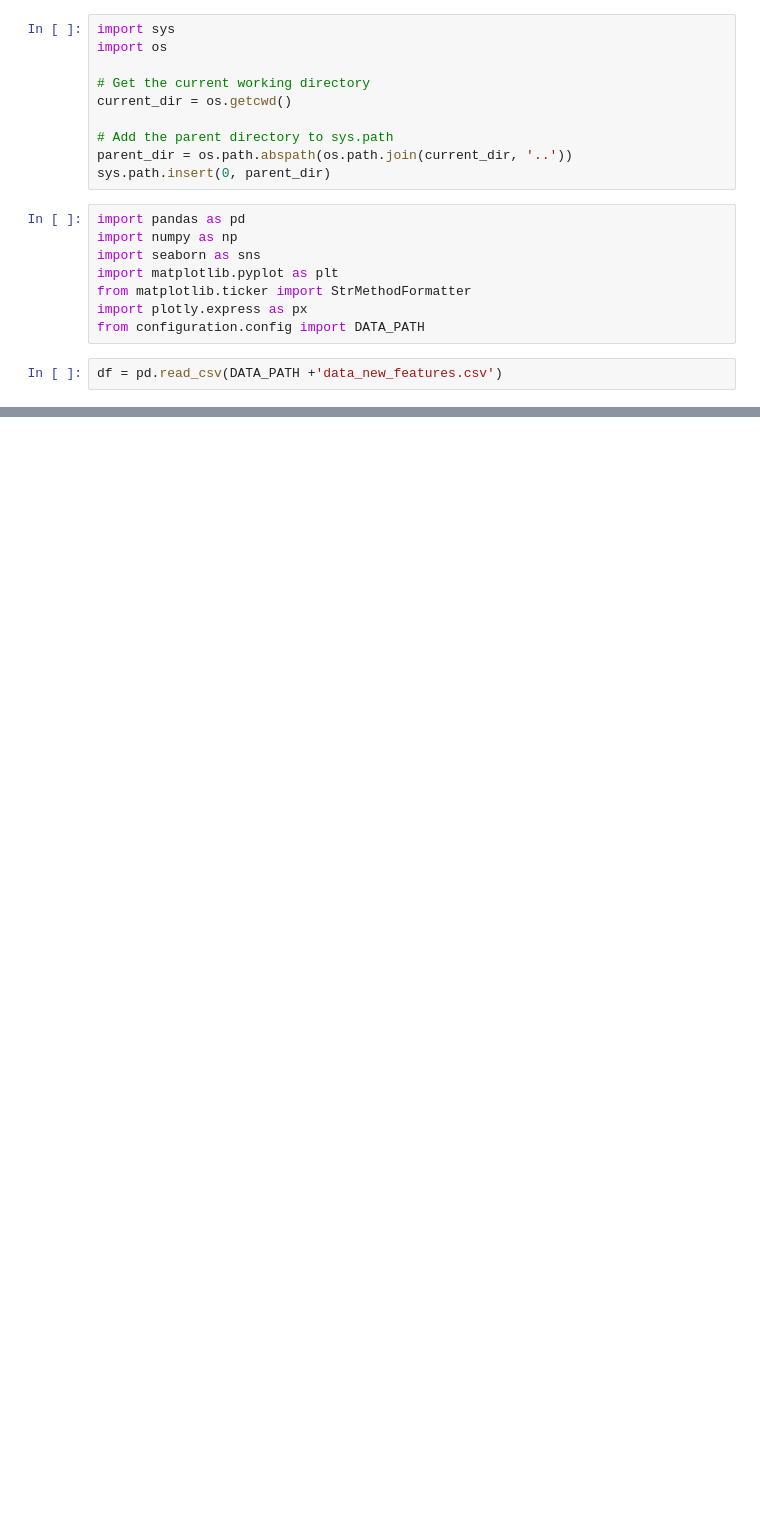
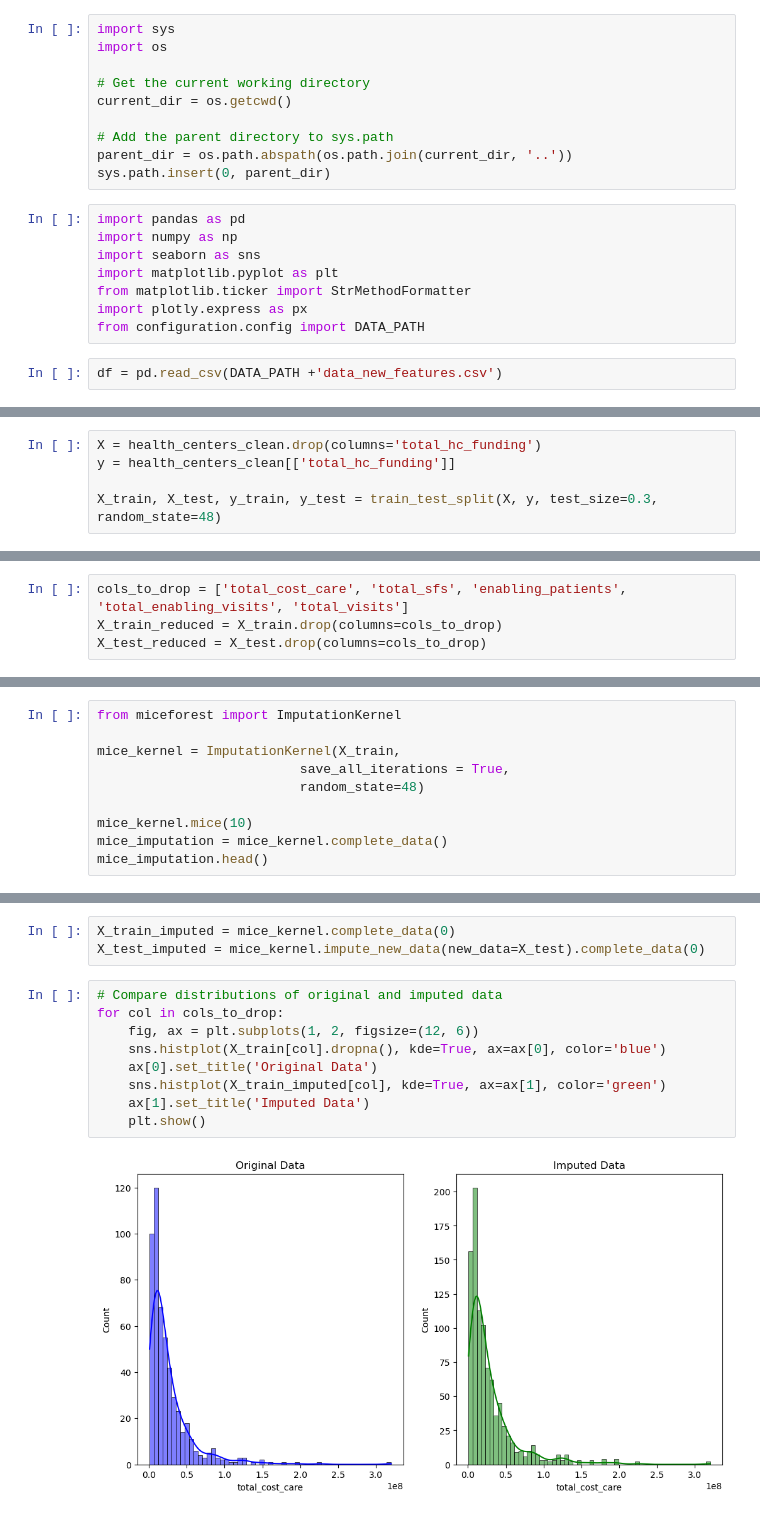
Before and after one commit to dezertdweller/capstone-project-fqhc-model, a Jupyter notebook: notebooks/pre-processing.ipynb, the cells around one changed output, grey strips where cells are left out. Saved outputs shown, nothing was run; the diff lists cells and outputs as text; blank space fills up the shorter version.

```diff
--- a/notebooks/pre-processing.ipynb
+++ b/notebooks/pre-processing.ipynb
@@ -30,0 +131,5 @@ df.head()
+# %%
+X = health_centers_clean.drop(columns='total_hc_funding')
+y = health_centers_clean[['total_hc_funding']]
+
+X_train, X_test, y_train, y_test = train_test_split(X, y, test_size=0.3, random_state=48)
@@ -30,0 +174,4 @@ df.head()
+# %%
+cols_to_drop = ['total_cost_care', 'total_sfs', 'enabling_patients', 'total_enabling_visits', 'total_visits']
+X_train_reduced = X_train.drop(columns=cols_to_drop)
+X_test_reduced = X_test.drop(columns=cols_to_drop)
@@ -30,0 +180,10 @@ df.head()
+# %%
+from miceforest import ImputationKernel
+
+mice_kernel = ImputationKernel(X_train,
+                          save_all_iterations = True,
+                          random_state=48)
+
+mice_kernel.mice(10)
+mice_imputation = mice_kernel.complete_data()
+mice_imputation.head()
@@ -30,0 +207,14 @@ df.head()
+# %%
+X_train_imputed = mice_kernel.complete_data(0)
+X_test_imputed = mice_kernel.impute_new_data(new_data=X_test).complete_data(0)
+# %%
+# Compare distributions of original and imputed data
+for col in cols_to_drop:
+    fig, ax = plt.subplots(1, 2, figsize=(12, 6))
+    sns.histplot(X_train[col].dropna(), kde=True, ax=ax[0], color='blue')
+    ax[0].set_title('Original Data')
+    sns.histplot(X_train_imputed[col], kde=True, ax=ax[1], color='green')
+    ax[1].set_title('Imputed Data')
+    plt.show()
+# %% [output]
+[figure, added]
```
Also changed, not shown: parts of 42 cells of this notebook.
